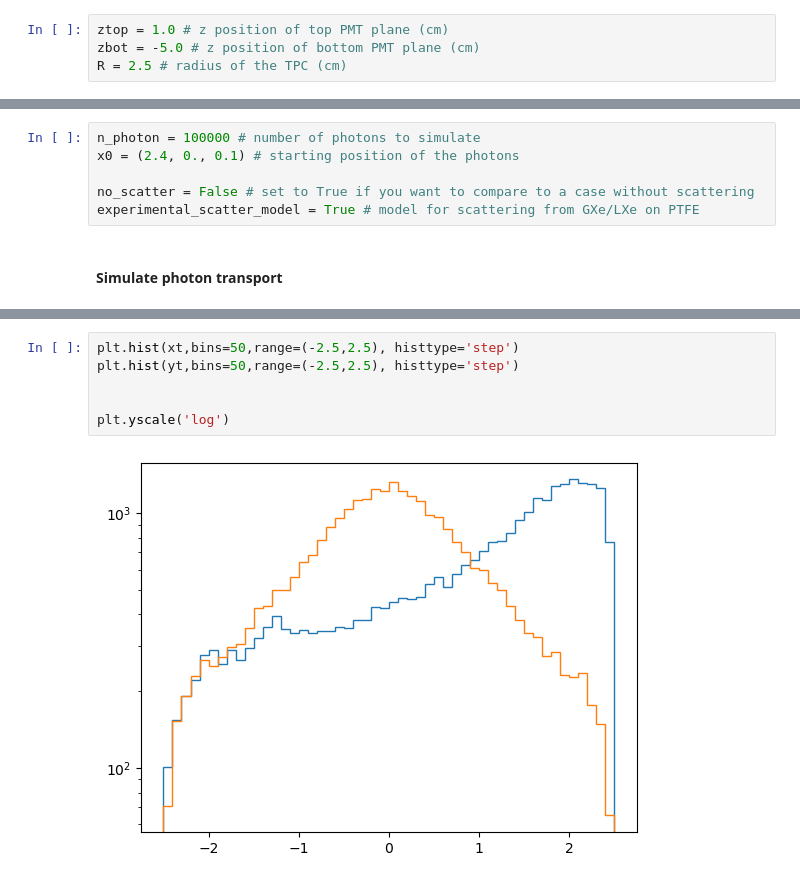
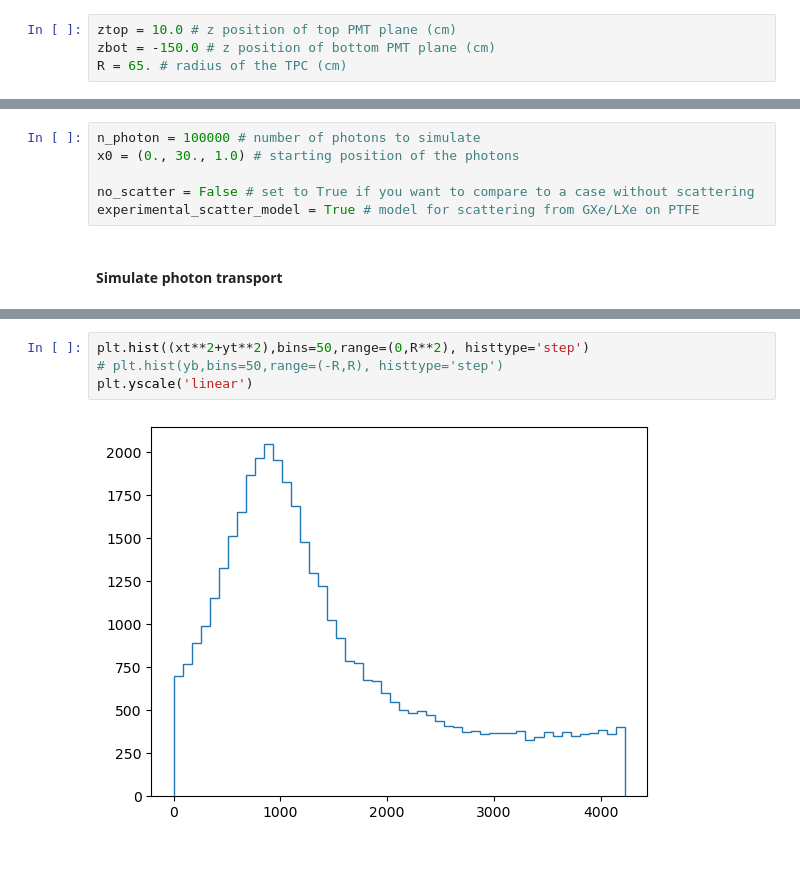
Before and after one commit to acolijn/OptoSim, a Jupyter notebook: notebook/PropagationVerification.ipynb, the cells around one changed output, grey strips where cells are left out. Cells and saved outputs as stored; diff of their text form.

```diff
--- a/notebook/PropagationVerification.ipynb
+++ b/notebook/PropagationVerification.ipynb
@@ -9,14 +9,14 @@ import matplotlib as mpl
 # %% [markdown]
 #### Setup the system geometry
 # %%
-ztop = 1.0 # z position of top PMT plane (cm)
-zbot = -5.0 # z position of bottom PMT plane (cm)
-R = 2.5 # radius of the TPC (cm)
+ztop = 10.0 # z position of top PMT plane (cm)
+zbot = -150.0 # z position of bottom PMT plane (cm)
+R = 65. # radius of the TPC (cm)
 # %% [markdown]
 #### Setup the simulation parameters
 # %%
 n_photon = 100000 # number of photons to simulate
-x0 = (2.4, 0., 0.1) # starting position of the photons
+x0 = (0., 30., 1.0) # starting position of the photons
 
 no_scatter = False # set to True if you want to compare to a case without scattering
 experimental_scatter_model = True # model for scattering from GXe/LXe on PTFE
@@ -86,9 +90,7 @@ plt.colorbar()
 # %%
-plt.hist(xt,bins=50,range=(-2.5,2.5), histtype='step')
-plt.hist(yt,bins=50,range=(-2.5,2.5), histtype='step')
-
-
-plt.yscale('log')
+plt.hist((xt**2+yt**2),bins=50,range=(0,R**2), histtype='step')
+# plt.hist(yb,bins=50,range=(-R,R), histtype='step')
+plt.yscale('linear')
 # %% [output]
-[figure, old version]
+[figure, new version]
 # %%
```
Also changed, not shown: parts of 6 cells of this notebook, 4 other files.
